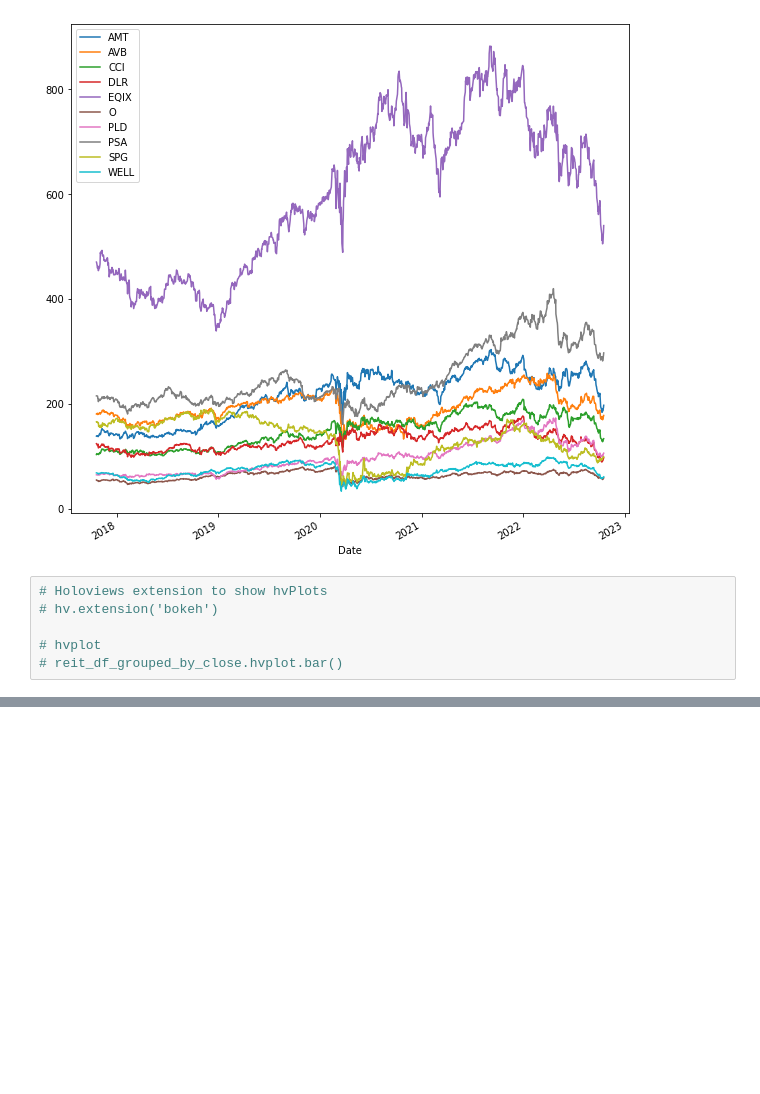
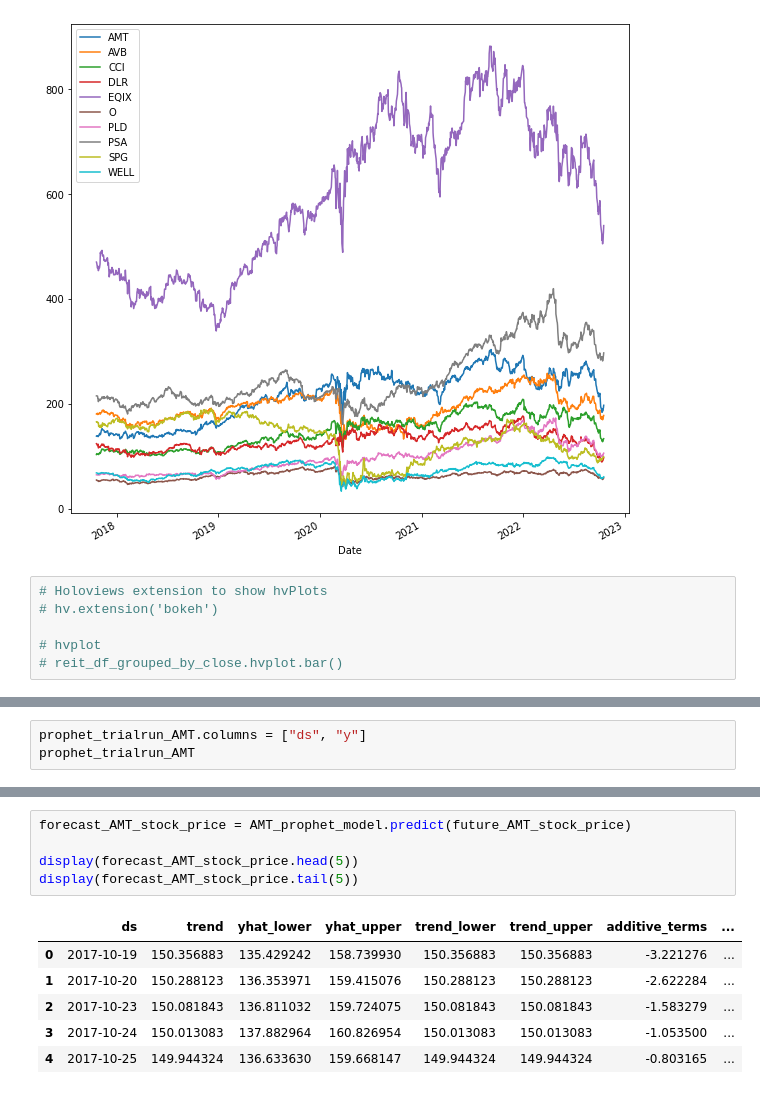
Before and after one commit to kylecase/REIT-Time-Series-Analysis-Using-Prophet, a Jupyter notebook: FinTech_Project_2.ipynb, the cells around one changed output, grey strips where cells are left out. Cells and saved outputs as stored; diff of their text form; blank space fills up the shorter version.

```diff
--- a/FinTech_Project_2.ipynb
+++ b/FinTech_Project_2.ipynb
@@ -344,0 +378,3 @@ prophet_trialrun_AMT = df_AMT
+# %%
+prophet_trialrun_AMT.columns = ["ds", "y"]
+prophet_trialrun_AMT
@@ -344,0 +412,12 @@ prophet_trialrun_AMT = df_AMT
+# %%
+forecast_AMT_stock_price = AMT_prophet_model.predict(future_AMT_stock_price)
+
+display(forecast_AMT_stock_price.head(5))
+display(forecast_AMT_stock_price.tail(5))
+# %% [output]
+|  | ds | trend | yhat_lower | yhat_upper | trend_lower | trend_upper | additive_terms | ... |
+| 0 | 2017-10-19 | 150.356883 | 135.429242 | 158.739930 | 150.356883 | 150.356883 | -3.221276 | ... |
+| 1 | 2017-10-20 | 150.288123 | 136.353971 | 159.415076 | 150.288123 | 150.288123 | -2.622284 | ... |
+| 2 | 2017-10-23 | 150.081843 | 136.811032 | 159.724075 | 150.081843 | 150.081843 | -1.583279 | ... |
+| 3 | 2017-10-24 | 150.013083 | 137.882964 | 160.826954 | 150.013083 | 150.013083 | -1.053500 | ... |
+| 4 | 2017-10-25 | 149.944324 | 136.633630 | 159.668147 | 149.944324 | 149.944324 | -0.803165 | ... |
```
Also changed, not shown: parts of 9 cells of this notebook.
